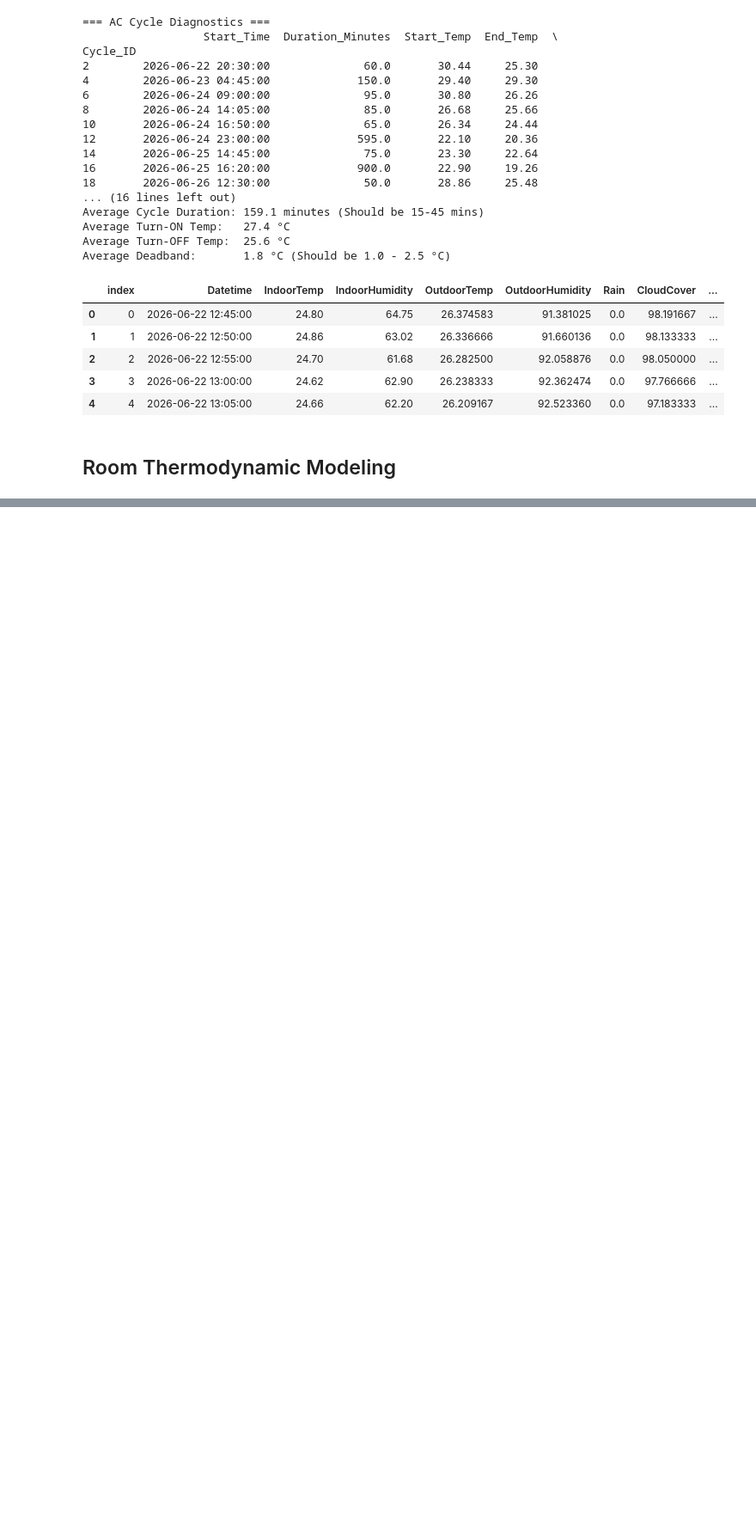
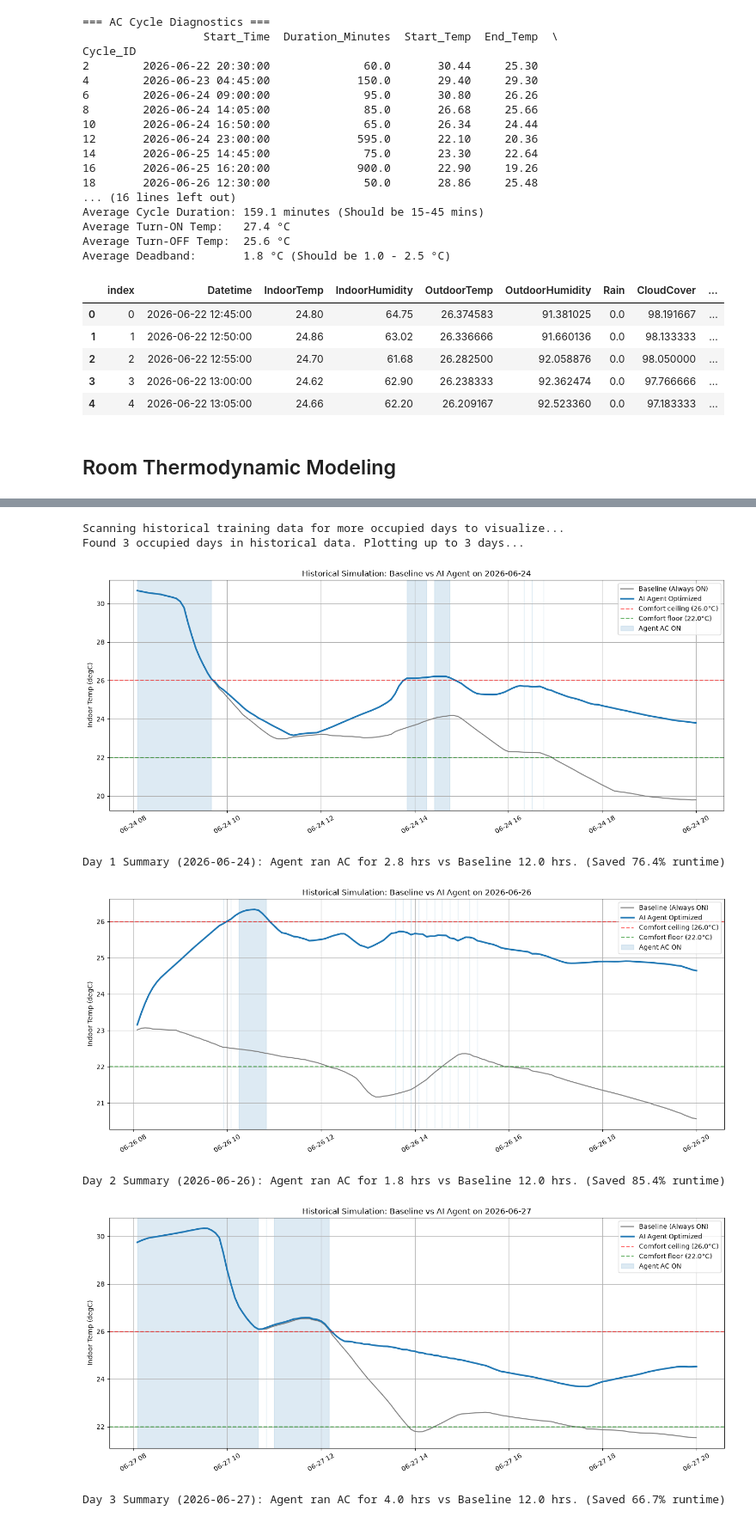
Before and after one commit to yx-05/seda-2026, a Jupyter notebook: data_analysis/RoomPhysicModeling.ipynb, the cells around one changed output, grey strips where cells are left out. Shown at 86% size. Cells and saved outputs as stored; diff of their text form; code cells hidden in the pictures; blank space fills up the shorter version.

Commit message:
feat: MPC + XGBoost

```diff
--- a/data_analysis/RoomPhysicModeling.ipynb
+++ b/data_analysis/RoomPhysicModeling.ipynb
@@ -575,15 +456,0 @@ Running Counterfactual Stress Tests...
-# %%
-import json
-features = [
-    'IndoorTemp', 'IndoorHumidity', 'OutdoorTemp', 'OutdoorHumidity',
-    'Rain', 'CloudCover', 'WindSpeed', 'Temp_Diff', 'AC_State',
-    'Hour_sin', 'Hour_cos', 'IndoorTemp_Lag1', 'Temp_Change_Rate', 'AC_State_Lag1',
-    'IndoorTemp_RollingMean_1hr', 'OutdoorTemp_RollingMean_4hr', 'IndoorTemp_Lag12'
-]
-
-# Save the feature names order
-with open('model_features.json', 'w') as f:
-    json.dump(features, f)
-
-model.save_model('xgboost_delta_t_model.json')
-print("Model successfully saved to 'xgboost_delta_t_model.json'")
@@ -1796,0 +1054,63 @@ Starting Delta-T Free-Run Simulation for 80 steps...
+# %%
+import matplotlib.pyplot as plt
+import pandas as pd
+
+print("Scanning historical training data for more occupied days to visualize...")
+
+# 1. Ensure the training data has the calendar columns needed for the scanner
+df_train['Hour'] = df_train['Datetime'].dt.hour
+df_train['DayName'] = df_train['Datetime'].dt.day_name()
+
+# 2. Extract the valid occupied windows from the TRAINING set
+train_day_windows = get_occupied_day_windows(df_train, NO_CLASS_DAYS, OCCUPIED_HOUR_START, OCCUPIED_HOUR_END)
+
+print(f"Found {len(train_day_windows)} occupied days in historical data. Plotting up to 3 days...\n")
+
+# 3. We will plot a maximum of 3 days so we don't flood your notebook with graphs
+days_to_plot = min(3, len(train_day_windows))
+
+for i in range(days_to_plot):
+    d, start_idx, horizon = train_day_windows[i]
+
+    # 4. Run the Dual-Track Simulation for this specific historical day
+    day_res = simulate_agent_vs_baseline(env_model, agent_model, df_train, start_idx, horizon)
+    sub = pd.DataFrame(day_res)
+
+    # 5. Plot the result
+    plt.figure(figsize=(14, 6))
+
+    # Baseline (Grey) and Agent (Blue)
+    plt.plot(sub["Datetime"], sub["Baseline_Temp"], color="gray", label="Baseline (Always ON)")
+    plt.plot(sub["Datetime"], sub["Optimized_Temp"], color="tab:blue", linewidth=2.5, label="AI Agent Optimized")
+
+    # Target Comfort Zone
+    plt.axhline(COMFORT_MAX_C, color="red", linestyle="--", alpha=0.6, label=f"Comfort ceiling ({COMFORT_MAX_C}°C)")
+    plt.axhline(COMFORT_MIN_C, color="green", linestyle="--", alpha=0.6, label=f"Comfort floor ({COMFORT_MIN_C}°C)")
+
+    # Shading for when Agent turned AC ON
+    plt.fill_between(sub["Datetime"], 0, 1, where=(sub["Optimized_AC"] == 1),
+                     transform=plt.gca().get_xaxis_transform(), color="tab:blue", alpha=0.15, label="Agent AC ON")
+
+    # Aesthetics
+    plt.title(f"Historical Simulation: Baseline vs AI Agent on {d}")
+    plt.ylabel("Indoor Temp (degC)")
+    plt.xticks(rotation=30)
+    plt.legend(loc='upper right')
+    plt.grid(True)
+    plt.tight_layout()
+    plt.show()
+
+    # Print a quick summary of the Agent's performance for this specific day
+    agent_runtime = sub["Optimized_AC"].sum() * SAMPLE_MINUTES / 60
+    base_runtime = sub["Baseline_AC"].sum() * SAMPLE_MINUTES / 60
+    savings = (1 - agent_runtime / base_runtime) * 100 if base_runtime else 0
+    print(f"Day {i+1} Summary ({d}): Agent ran AC for {agent_runtime:.1f} hrs vs Baseline {base_runtime:.1f} hrs. (Saved {savings:.1f}% runtime)\n")
+# %% [output]
+Scanning historical training data for more occupied days to visualize...
+Found 3 occupied days in historical data. Plotting up to 3 days...
+[figure, added]
+Day 1 Summary (2026-06-24): Agent ran AC for 2.8 hrs vs Baseline 12.0 hrs. (Saved 76.4% runtime)
+[figure, added]
+Day 2 Summary (2026-06-26): Agent ran AC for 1.8 hrs vs Baseline 12.0 hrs. (Saved 85.4% runtime)
+[figure, added]
+Day 3 Summary (2026-06-27): Agent ran AC for 4.0 hrs vs Baseline 12.0 hrs. (Saved 66.7% runtime)
```
Also changed, not shown: parts of 15 cells of this notebook, 8 other files.
